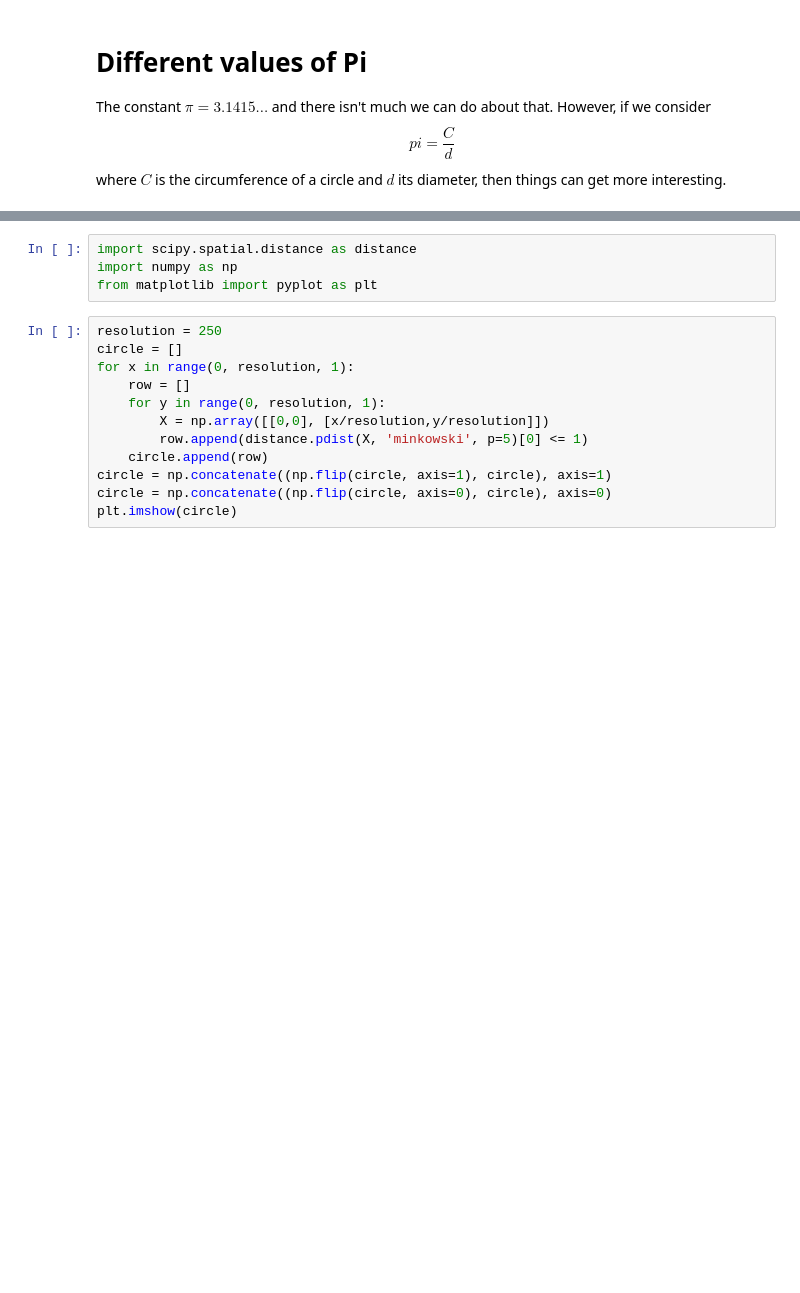
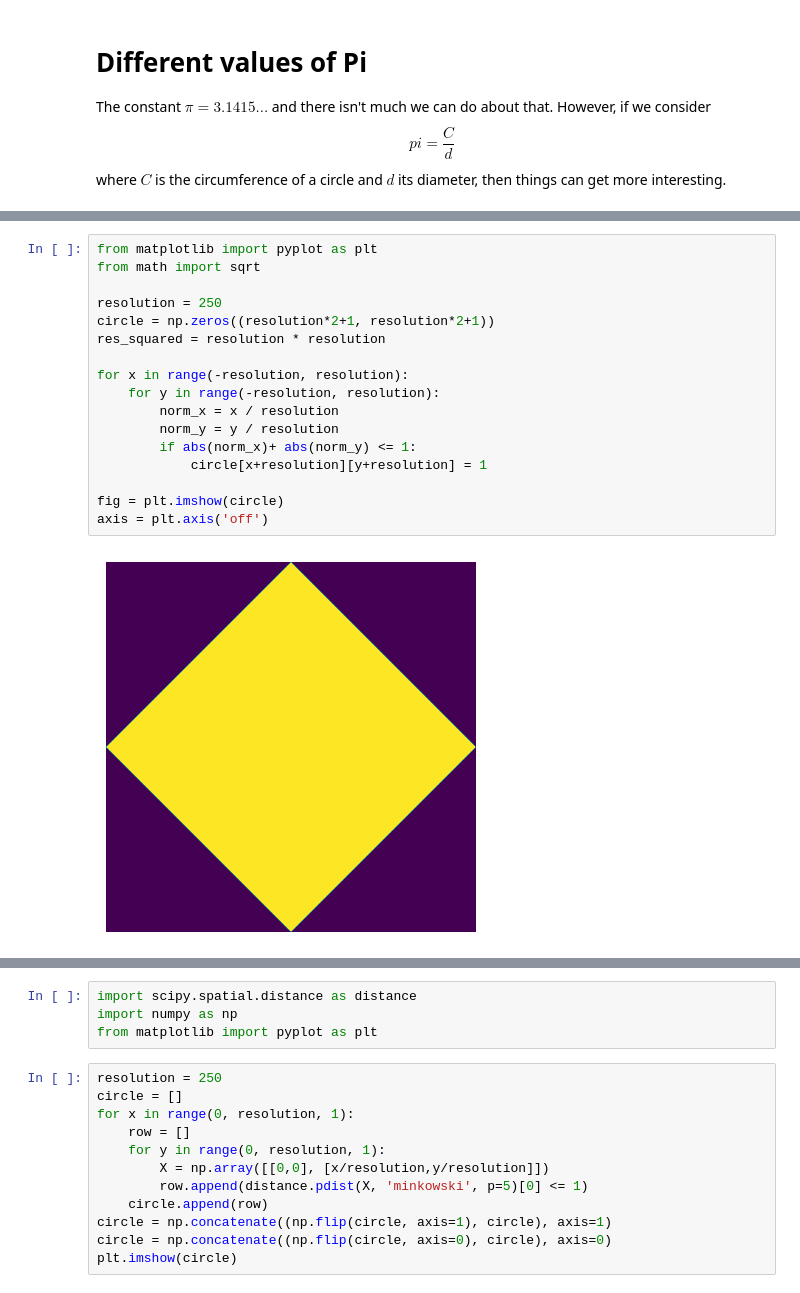
Before and after one commit to entrymissing/pi, a Jupyter notebook: Different Pis.ipynb, the cells around one changed output, grey strips where cells are left out. Cells and saved outputs as stored; diff of their text form; blank space fills up the shorter version.

```diff
--- a/Different Pis.ipynb
+++ b/Different Pis.ipynb
@@ -29,0 +41,19 @@ plt.axis('off')
+# %%
+from matplotlib import pyplot as plt
+from math import sqrt
+
+resolution = 250
+circle = np.zeros((resolution*2+1, resolution*2+1))
+res_squared = resolution * resolution
+
+for x in range(-resolution, resolution):
+    for y in range(-resolution, resolution):
+        norm_x = x / resolution
+        norm_y = y / resolution
+        if abs(norm_x)+ abs(norm_y) <= 1:
+            circle[x+resolution][y+resolution] = 1
+
+fig = plt.imshow(circle)
+axis = plt.axis('off')
+# %% [output]
+[figure, added]
```
Also changed, not shown: parts of 4 cells of this notebook.
